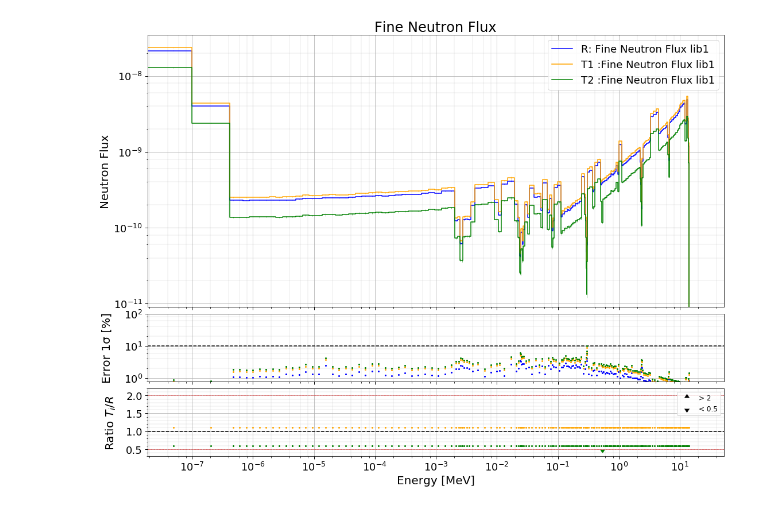
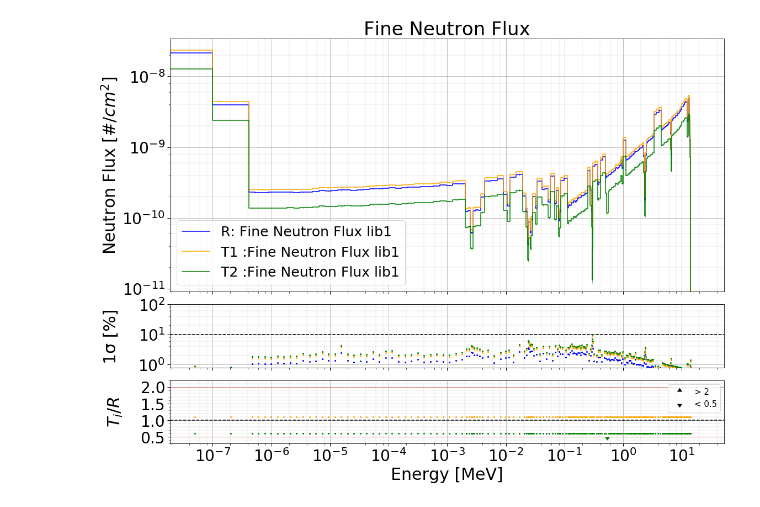
Before and after one commit to JADE-V-V/JADE, a Jupyter notebook: Untitled.ipynb, the cells around one changed output. Drawn from its saved outputs; the diff is of its cells as text; code cells hidden in the pictures.

```diff
--- a/Untitled.ipynb
+++ b/Untitled.ipynb
@@ -33,7 +33,7 @@ def plot_sphereTest(data, title, mainYlabel, xlabel='Energy [MeV]'):
     warnings.simplefilter('ignore')
     colors = ['blue', 'orange', 'green', 'olive', 'purple', 'cyan']
     # General parameters
-    fontsize = 20  # fontsize for text in plot
+    fontsize = 30  # fontsize for text in plot
     if len(data)>1:
         nrows = 3
     else:
@@ -41,9 +41,9 @@ def plot_sphereTest(data, title, mainYlabel, xlabel='Energy [MeV]'):
 
     # Set properties for the plot spacing
     if len(data) > 1:
-        gridspec_kw = {'height_ratios': [4, 1, 1], 'hspace': 0.05}
+        gridspec_kw = {'height_ratios': [4, 1, 1], 'hspace': 0.10}
     else:
-        gridspec_kw = {'height_ratios': [4, 1], 'hspace': 0.05}
+        gridspec_kw = {'height_ratios': [4, 1], 'hspace': 0.10}
     # Initiate plot
     fig, axes = plt.subplots(nrows=nrows, ncols=1, sharex=True,
                              figsize=(18, 13.5),
@@ -68,7 +68,7 @@ def plot_sphereTest(data, title, mainYlabel, xlabel='Energy [MeV]'):
     # --- Error Plot ---
     ax2 = axes[1]
     ax2.axhline(y=10, linestyle='--', color='black')
-    ax2.set_ylabel('Error 1σ [%]', labelpad=20).set_fontsize(fontsize)
+    ax2.set_ylabel('1σ [%]', labelpad=35).set_fontsize(fontsize)
     ax2.set_yscale('log')
     ax2.set_ylim(bottom=0, top=100)
     ax2.yaxis.set_major_locator(LogLocator(base=10, numticks=15))
@@ -78,7 +78,7 @@ def plot_sphereTest(data, title, mainYlabel, xlabel='Energy [MeV]'):
     if len(data) > 1:
         ax3 = axes[2]
         ax3.axhline(y=1, linestyle='--', color='black')
-        ax3.set_ylabel('Ratio $T_i/R$', labelpad=15).set_fontsize(fontsize)
+        ax3.set_ylabel('$T_i/R$', labelpad=30).set_fontsize(fontsize)
         ax3.yaxis.set_major_locator(MultipleLocator(0.5))
         ax3.yaxis.set_minor_locator(AutoMinorLocator(5))
         ax3.axhline(y=2, linestyle='--', color='red', linewidth = 0.5)
@@ -138,11 +138,11 @@ def plot_sphereTest(data, title, mainYlabel, xlabel='Energy [MeV]'):
                           markerfacecolor='black', markersize=8, lw=0),
              Line2D([0], [0], marker=CARETDOWNBASE, color='black', label='< 0.5',
                           markerfacecolor='black', markersize=8, lw=0)]
-        ax3.legend(handles=l, loc='best', prop={'size': fontsize-8})
+        ax3.legend(handles=l, loc='best', prop={'size': fontsize-15})
 
 
     # Final operations
-    ax1.legend(loc='best', prop={'size': fontsize-2})
+    ax1.legend(loc='best', prop={'size': fontsize-5})
     axes[-1].set_xlabel(xlabel).set_fontsize(fontsize)
 
     # --- Common Features ---
@@ -162,15 +162,16 @@ def plot_sphereTest(data, title, mainYlabel, xlabel='Energy [MeV]'):
 
 
     plt.tight_layout() #This cuts the white space surrounding the image
-    plt.show()
+    #plt.show()
+    plt.savefig(r'C:\Users\laghi\Documents\06_generico\Bando BCC\img.png')
 # %%
 warnings.filterwarnings('ignore', module='ticker.py')
 warnings.filterwarnings('ignore', module='plotter.py')
 
-title = 'Fine Neutron Flux'
-plot_sphereTest(data, title, 'Neutron Flux')
+title = "Fine Neutron Flux"
+plot_sphereTest(data, title, 'Neutron Flux $[\#/cm^2]$')
 # %% [output]
-[figure, old version]
+[figure, new version]
 # %%
 import output as outp
 import os
```
Also changed, not shown: parts of 8 cells of this notebook, 6 other files.
